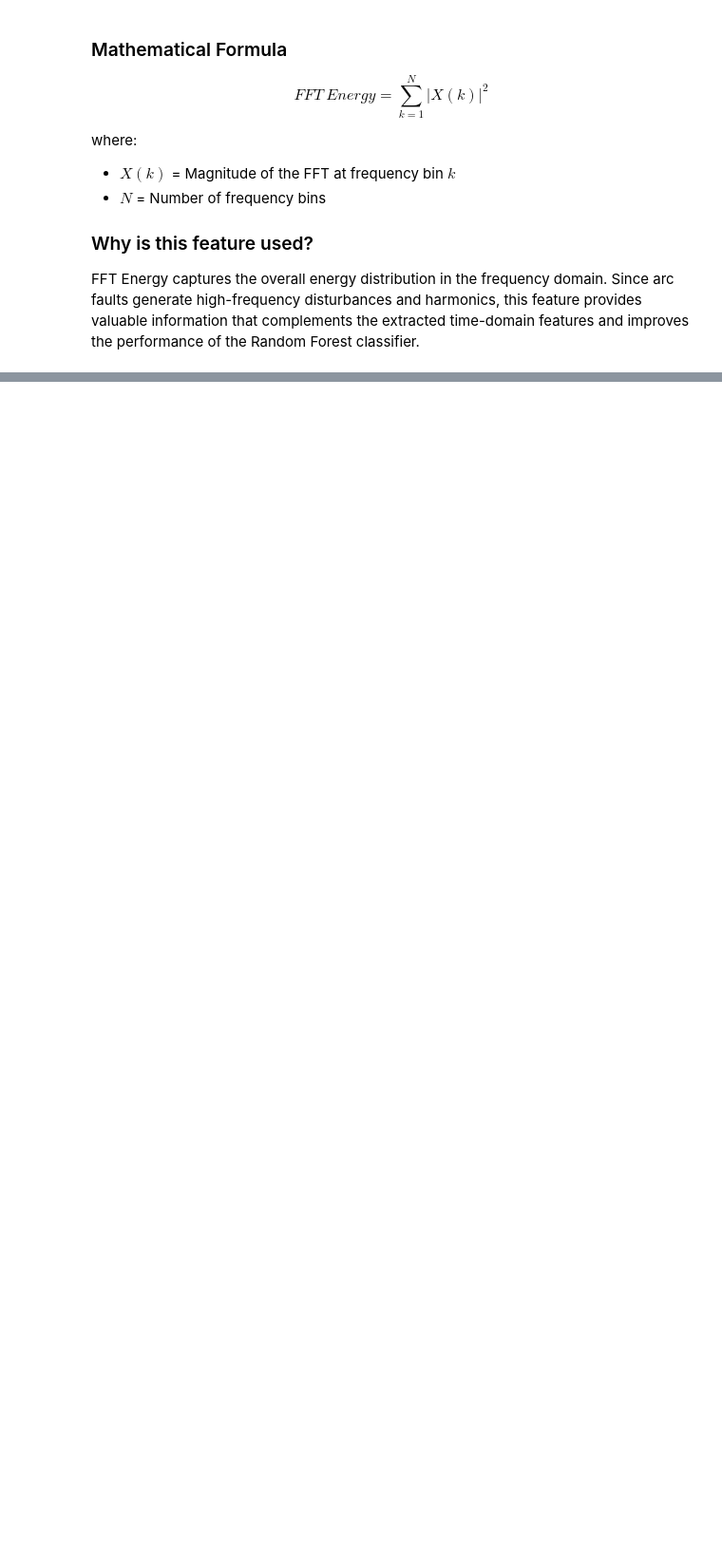
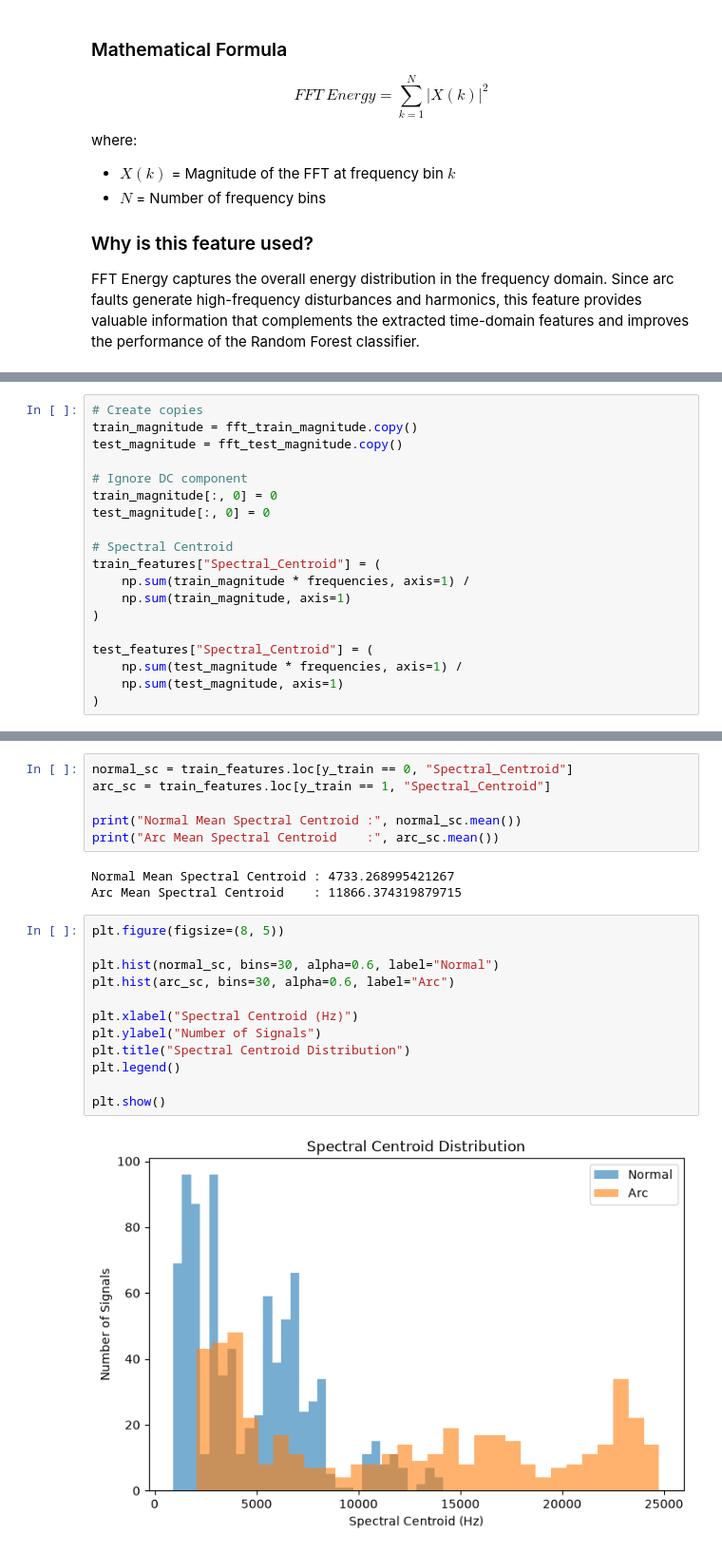
Before and after one commit to Nevil-MS/residential-series-arc-fault-detection, a Jupyter notebook: notebooks/02_feature_extraction.ipynb, the cells around one changed output, grey strips where cells are left out. Shown at 95% size. Cells and saved outputs as stored; diff of their text form; blank space fills up the shorter version.

```diff
--- a/notebooks/02_feature_extraction.ipynb
+++ b/notebooks/02_feature_extraction.ipynb
@@ -693,0 +1049,19 @@ FFT Energy captures the overall energy distribution in the frequency domain. Sin
+# %%
+# Create copies
+train_magnitude = fft_train_magnitude.copy()
+test_magnitude = fft_test_magnitude.copy()
+
+# Ignore DC component
+train_magnitude[:, 0] = 0
+test_magnitude[:, 0] = 0
+
+# Spectral Centroid
+train_features["Spectral_Centroid"] = (
+    np.sum(train_magnitude * frequencies, axis=1) /
+    np.sum(train_magnitude, axis=1)
+)
+
+test_features["Spectral_Centroid"] = (
+    np.sum(test_magnitude * frequencies, axis=1) /
+    np.sum(test_magnitude, axis=1)
+)
@@ -693,0 +1092,23 @@ FFT Energy captures the overall energy distribution in the frequency domain. Sin
+# %%
+normal_sc = train_features.loc[y_train == 0, "Spectral_Centroid"]
+arc_sc = train_features.loc[y_train == 1, "Spectral_Centroid"]
+
+print("Normal Mean Spectral Centroid :", normal_sc.mean())
+print("Arc Mean Spectral Centroid    :", arc_sc.mean())
+# %% [output]
+Normal Mean Spectral Centroid : 4733.268995421267
+Arc Mean Spectral Centroid    : 11866.374319879715
+# %%
+plt.figure(figsize=(8, 5))
+
+plt.hist(normal_sc, bins=30, alpha=0.6, label="Normal")
+plt.hist(arc_sc, bins=30, alpha=0.6, label="Arc")
+
+plt.xlabel("Spectral Centroid (Hz)")
+plt.ylabel("Number of Signals")
+plt.title("Spectral Centroid Distribution")
+plt.legend()
+
+plt.show()
+# %% [output]
+[figure, added]
```
Also changed, not shown: parts of 68 cells of this notebook.
